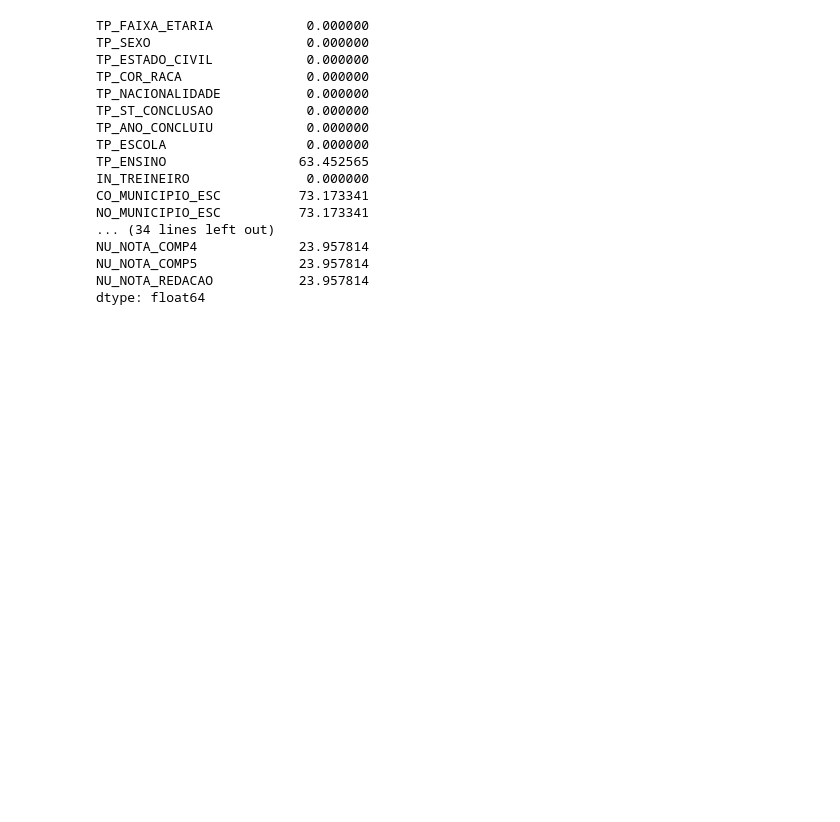
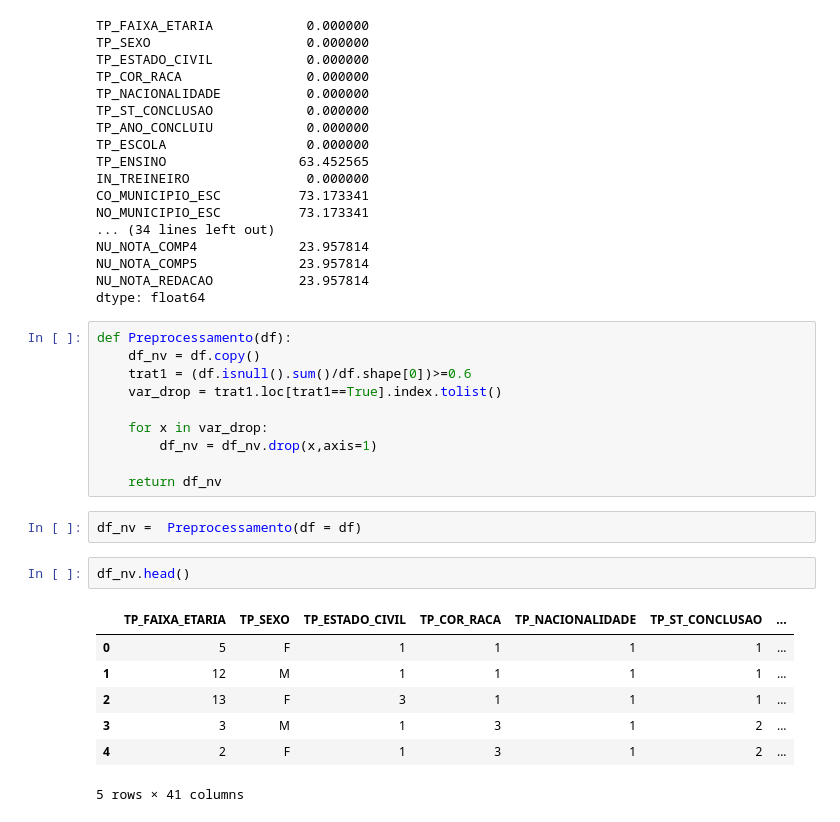
Before and after one commit to Gilmaralexandre/Analise-Microdados-Enem, a Jupyter notebook: Análise_Enem2021.ipynb, the cells around one changed output. Cells and saved outputs as stored; diff of their text form; blank space fills up the shorter version.

```diff
--- a/Análise_Enem2021.ipynb
+++ b/Análise_Enem2021.ipynb
@@ -370,3 +379,25 @@ NU_NOTA_COMP4             23.957814
 NU_NOTA_COMP5             23.957814
 NU_NOTA_REDACAO           23.957814
 dtype: float64
+# %%
+def Preprocessamento(df):
+    df_nv = df.copy()
+    trat1 = (df.isnull().sum()/df.shape[0])>=0.6
+    var_drop = trat1.loc[trat1==True].index.tolist()
+
+    for x in var_drop:
+        df_nv = df_nv.drop(x,axis=1)
+
+    return df_nv
+# %%
+df_nv =  Preprocessamento(df = df)
+# %%
+df_nv.head()
+# %% [output]
+|  | TP_FAIXA_ETARIA | TP_SEXO | TP_ESTADO_CIVIL | TP_COR_RACA | TP_NACIONALIDADE | TP_ST_CONCLUSAO | ... |
+| 0 | 5 | F | 1 | 1 | 1 | 1 | ... |
+| 1 | 12 | M | 1 | 1 | 1 | 1 | ... |
+| 2 | 13 | F | 3 | 1 | 1 | 1 | ... |
+| 3 | 3 | M | 1 | 3 | 1 | 2 | ... |
+| 4 | 2 | F | 1 | 3 | 1 | 2 | ... |
+5 rows × 41 columns
```
Also changed, not shown: parts of 7 cells of this notebook.
